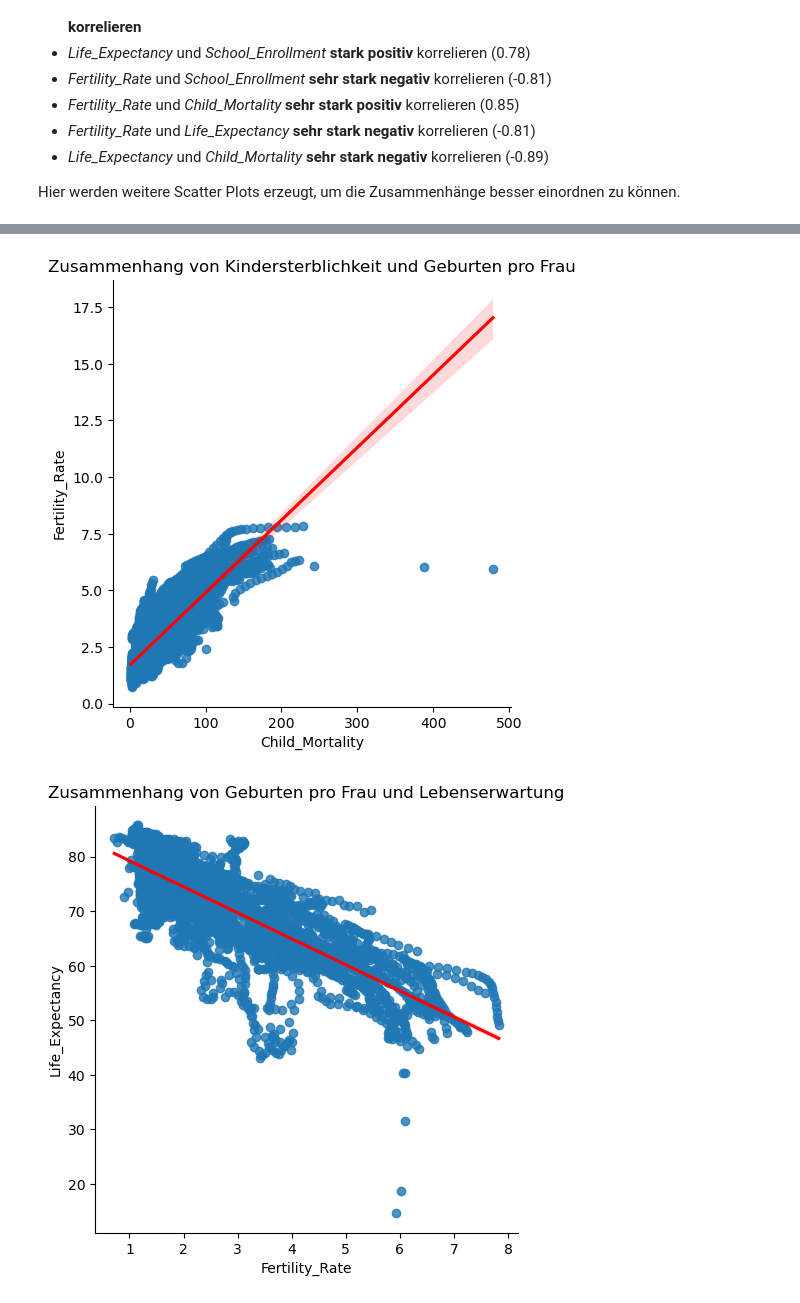
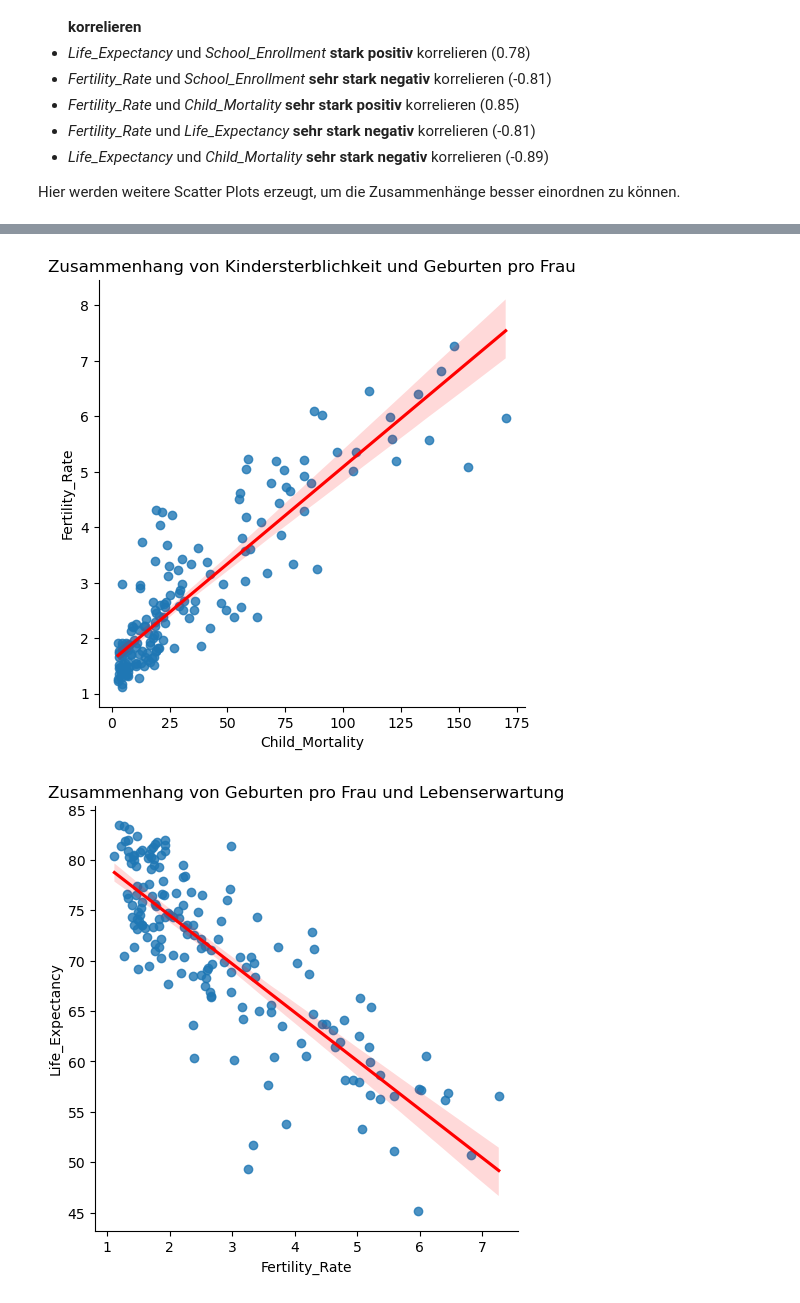
Before and after one commit to sandrosimmeth/DLBDBSC01, a Jupyter notebook: DLBDBSC01.ipynb, the cells around one changed output, grey strips where cells are left out. Saved outputs shown, nothing was run; the diff lists cells and outputs as text; code cells hidden in the pictures.

```diff
--- a/DLBDBSC01.ipynb
+++ b/DLBDBSC01.ipynb
@@ -333,7 +333,9 @@ Die Korrelationsanalyse zeigt, dass:
 
 Hier werden weitere Scatter Plots erzeugt, um die Zusammenhänge besser einordnen zu können.
 # %%
-sns.lmplot(data=df_interpolated, x='Life_Expectancy', y='GDP_per_Capita', height=5, line_kws={'color': 'red'}).ax.set_yscale('log')
+# DataFrame mit den Durchschnittswerten pro Land über den gesamten Zeitraum für mehr Übersichtlichkeit
+df_mean = df_interpolated.groupby('Country Name').mean()
+sns.lmplot(data=df_mean, x='Life_Expectancy', y='GDP_per_Capita', height=5, line_kws={'color': 'red'}).ax.set_yscale('log')
 plt.title('Zusammenhang von Lebenserwartung und BIP pro Kopf (logarithmische Skala)')
 
 plt.savefig(
@@ -395,5 +397,5 @@ plt.show()
 # %%
-sns.lmplot(data=df_interpolated, x='Child_Mortality', y='Fertility_Rate', height=5, line_kws={'color': 'red'})
+sns.lmplot(data=df_mean, x='Child_Mortality', y='Fertility_Rate', height=5, line_kws={'color': 'red'})
 plt.title('Zusammenhang von Kindersterblichkeit und Geburten pro Frau')
 plt.savefig(
     'mortality_vs_fertility.png',
@@ -402,17 +404,17 @@ plt.savefig(
 )
 plt.show()
 # %% [output]
-[figure, old version]
+[figure, new version]
 # %%
-sns.lmplot(data=df_interpolated, x='Fertility_Rate', y='Life_Expectancy', height=5, line_kws={'color': 'red'})
+sns.lmplot(data=df_mean, x='Fertility_Rate', y='Life_Expectancy', height=5, line_kws={'color': 'red'})
 plt.title('Zusammenhang von Geburten pro Frau und Lebenserwartung')
 plt.savefig(
     'fertility_vs_life.png',
     dpi=300, # Auflösung in "dots per inch"
     bbox_inches='tight' # Schneidet überschüssigen weißen Rand ab
 )
 plt.show()
 # %% [output]
-[figure, old version]
+[figure, new version]
 # %%
 g = sns.lmplot(
```
Also changed, not shown: parts of 7 cells of this notebook.
